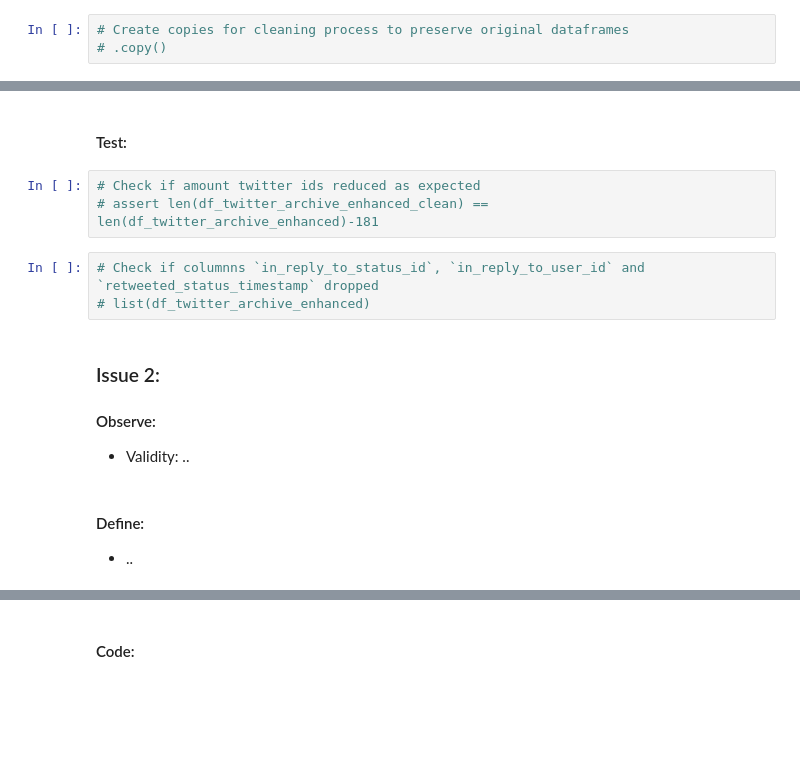
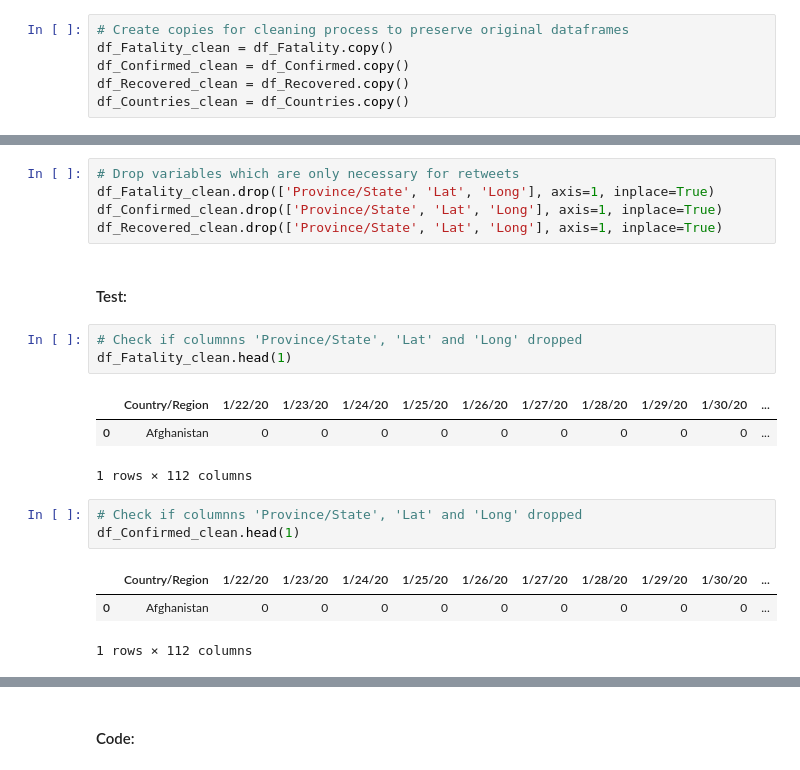
Before and after one commit to AtulSingh-Emyre/AnalysisCovid19, a Jupyter notebook: gather_clean_Covid19.ipynb, the cells around one changed output, grey strips where cells are left out. Saved outputs shown, nothing was run; the diff lists cells and outputs as text; blank space fills up the shorter version.

Commit message:
feat: Add cleaning for issues 1-3

```diff
--- a/gather_clean_Covid19.ipynb
+++ b/gather_clean_Covid19.ipynb
@@ -417,4 +356,7 @@ Countries of interest:
 ## 3. Clean data
 # %%
 # Create copies for cleaning process to preserve original dataframes
-# .copy()
+df_Fatality_clean = df_Fatality.copy()
+df_Confirmed_clean = df_Confirmed.copy()
+df_Recovered_clean = df_Recovered.copy()
+df_Countries_clean = df_Countries.copy()
@@ -438,15 +372,21 @@ Countries of interest:
+# %%
+# Drop variables which are only necessary for retweets
+df_Fatality_clean.drop(['Province/State', 'Lat', 'Long'], axis=1, inplace=True)
+df_Confirmed_clean.drop(['Province/State', 'Lat', 'Long'], axis=1, inplace=True)
+df_Recovered_clean.drop(['Province/State', 'Lat', 'Long'], axis=1, inplace=True)
 # %% [markdown]
 #### Test:
-# %%
-# Check if amount twitter ids reduced as expected
-# assert len(df_twitter_archive_enhanced_clean) == len(df_twitter_archive_enhanced)-181
 # %%
-# Check if columnns `in_reply_to_status_id`, `in_reply_to_user_id` and `retweeted_status_timestamp` dropped
-# list(df_twitter_archive_enhanced)
+# Check if columnns 'Province/State', 'Lat' and 'Long' dropped
+df_Fatality_clean.head(1)
+# %% [output]
+|  | Country/Region | 1/22/20 | 1/23/20 | 1/24/20 | 1/25/20 | 1/26/20 | 1/27/20 | 1/28/20 | 1/29/20 | 1/30/20 | ... |
+| 0 | Afghanistan | 0 | 0 | 0 | 0 | 0 | 0 | 0 | 0 | 0 | ... |
+1 rows × 112 columns
-# %% [markdown]
-### Issue 2:
-#### Observe:
-- Validity: ..
-# %% [markdown]
-#### Define:
-- ..
+# %%
+# Check if columnns 'Province/State', 'Lat' and 'Long' dropped
+df_Confirmed_clean.head(1)
+# %% [output]
+|  | Country/Region | 1/22/20 | 1/23/20 | 1/24/20 | 1/25/20 | 1/26/20 | 1/27/20 | 1/28/20 | 1/29/20 | 1/30/20 | ... |
+| 0 | Afghanistan | 0 | 0 | 0 | 0 | 0 | 0 | 0 | 0 | 0 | ... |
+1 rows × 112 columns
```
Also changed, not shown: parts of 58 cells of this notebook.
